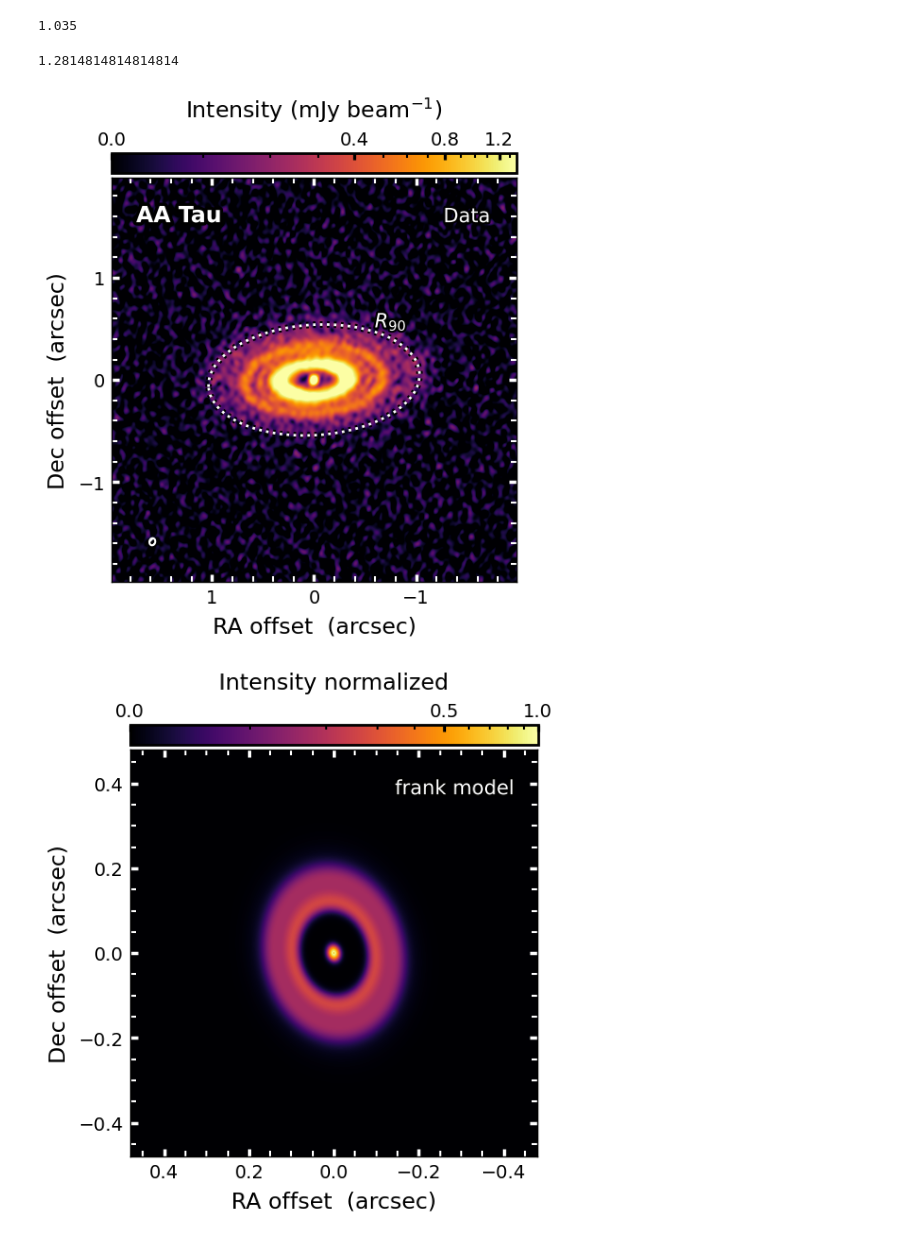
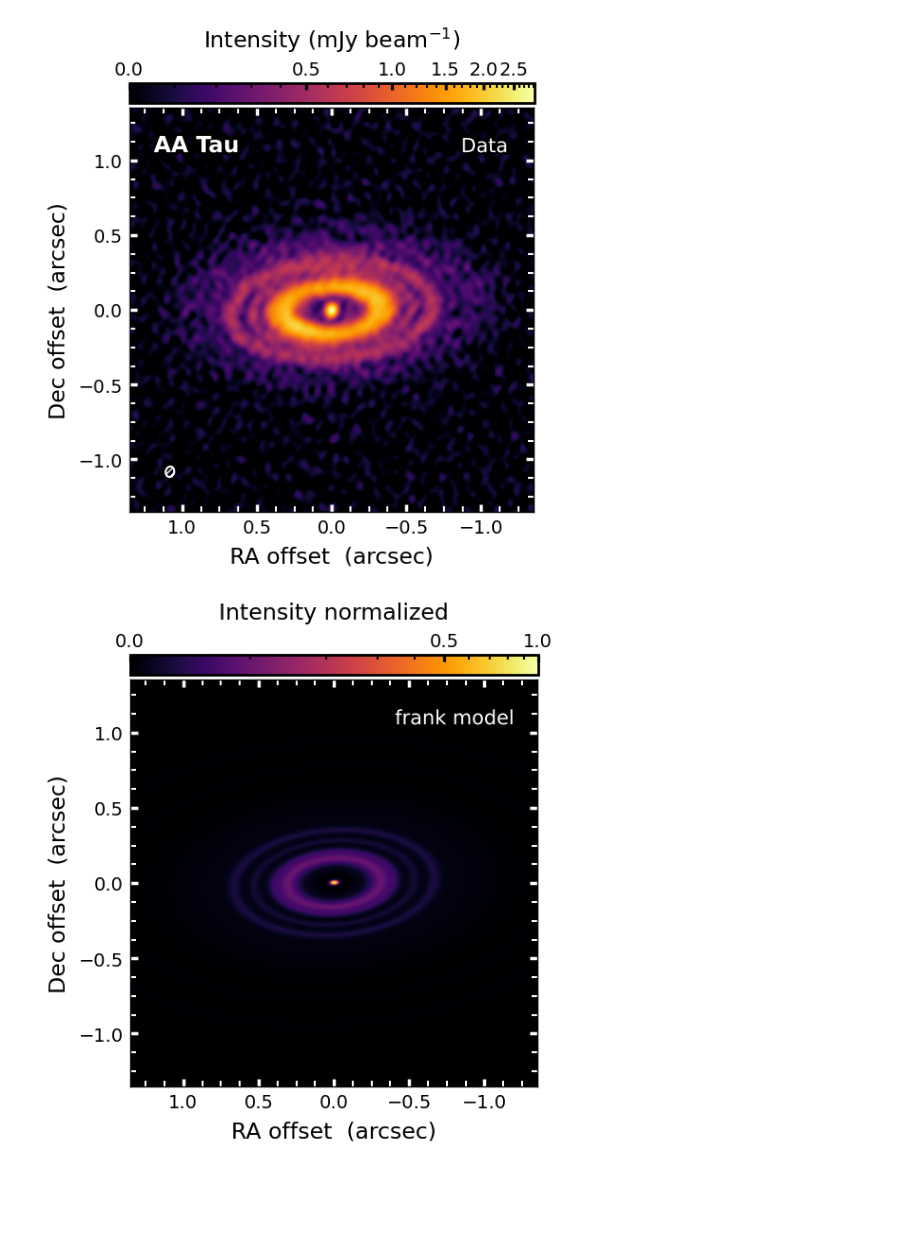
Before and after one commit to pcurone/exoALMA_continuum_pipeline, a Jupyter notebook: frank_fit/plot_images.ipynb, the cells around one changed output. Drawn from its saved outputs; the diff is of its cells as text; code cells hidden in the pictures; blank space fills up the shorter version.

```diff
--- a/frank_fit/plot_images.ipynb
+++ b/frank_fit/plot_images.ipynb
@@ -32,30 +32,30 @@ from scipy.interpolate import CubicSpline, interp1d
 ##### MODIFY HERE #####
 
 target = 'AA_Tau'
-target_name = 'AA Tau'
+target_label = 'AA Tau'
 
-img_lims = 1.8
+img_lims = 1.1
 res_vmin, res_vmax = -5, 5
-index_ticks = 1.0
+index_ticks = 0.5
 
 RMS_data = 0.022    #mJy
 
 # load data
-data_fits = f'data/{target}_data.fits'
+data_fits = f'CLEAN/{target}_data.fits'
 dhdu = fits.open(data_fits)
 dimg, hd = np.squeeze(dhdu[0].data), dhdu[0].header
 
 # Load frank fit
-sol = load_sol(f'./fits/{target}_frank_sol.obj')
+sol = load_sol(f'fits/{target}_frank_sol.obj')
 r_frank = sol.r
 Inu_frank = sol.I
 
 # load residual image
-rhdu = fits.open(f'data/{target}_resid.fits')
+rhdu = fits.open(f'CLEAN/{target}_resid.fits')
 rimg = np.squeeze(rhdu[0].data)
 
 # load model image
-mhdu = fits.open(f'data/{target}_model.fits')
+mhdu = fits.open(f'CLEAN/{target}_model.fits')
 mimg = np.squeeze(mhdu[0].data)
 # %%
 
@@ -98,11 +91,3 @@ R_dict[target]['R95'] = filetxt[1,2]
-# %%
-R_dict[target]['R90']
-# %% [output]
-1.035
-# %%
-173/135
-# %% [output]
-1.2814814814814814
 # %%
 ##########################
 ### Plot the data image
@@ -112,11 +97,9 @@ fig = plt.figure(figsize=(7.0, 5.9))
 ax0 = fig.add_subplot(111)
 
 # intensity limits, and stretch
-norm = ImageNormalize(vmin=0, vmax=np.nan_to_num(dimg).max()*1e3*0.5, stretch=AsinhStretch())
+norm = ImageNormalize(vmin=0, vmax=np.nan_to_num(dimg).max()*1e3, stretch=AsinhStretch())
 cmap = 'inferno'
 im0 = ax0.imshow(dimg*1e3, origin='lower', cmap=cmap, extent=im_bounds, norm=norm)
-
-#ax0.contour(dimg*1e3, levels=[mask_threshold*rms], origin='lower', extent=im_bounds, colors='k', linewidths=5)
 
 # add scalebars
 cbar0 = fig.colorbar(im0, ax=ax0, pad=0.01, location='top', fraction=0.0472)
@@ -124,63 +107,43 @@ cbar0.outline.set_linewidth(2)
 cbar0.ax.tick_params(which='major', labelsize=14,width=2.3, length=5,direction='in')
 cbar0.ax.tick_params(which='minor', labelsize=14,width=1.5, length=3.5,direction='in')
 cbar0.set_label('Intensity (mJy $\mathrm{beam}^{-1}$)', labelpad=10, fontsize = 17)
-cbar0.set_ticks([0,0.4,0.8, 1.2])
+#cbar0.set_ticks([0,0.5,1])
 cbar0.ax.minorticks_on()
 
 # beam
 beam = Ellipse((dRA_lims[0] + 0.1*np.diff(dRA_lims),
                 dDEC_lims[0] + 0.1*np.diff(dDEC_lims)), bmaj, bmin, angle=90-bPA,
                 edgecolor='w', lw=1.5, facecolor='none', hatch='/////')
 ax0.add_artist(beam)
 
 # Write source name
-ax0.text(0.06, 0.89, s=target_name,
+ax0.text(0.06, 0.89, s=target_label,
         transform=ax0.transAxes, color='w', fontsize=17, fontweight='bold',
         path_effects=[patheffects.withStroke(linewidth=5, foreground="k")])
 
 ax0.text(0.82, 0.89, "Data",
         transform=ax0.transAxes, color='w', fontsize=15,
         path_effects=[patheffects.withStroke(linewidth=3, foreground="k")])
 
-outline=patheffects.withStroke(linewidth=5, foreground='k')
-arc = Arc((0,0), R_dict[target]['R90']*2, R_dict[target]['R90']*np.cos(disk.disk[target]['incl']*np.pi/180)*2 , angle=90-disk.disk[target]['PA'],
-       color='w', lw=2, linestyle='dotted', path_effects=[outline])
-
-#arc = Arc((0,0), R_dict[target]['R90']*2, R_dict[target]['R90']*np.cos(disk.disk[target]['incl']*np.pi/180)*2 , angle=90-disk.disk[target]['PA'],
-#           color='w', lw=2, linestyle='dotted')
-ax0.add_artist(arc)
-
-ax0.text(0.65, 0.63, "$R_{90}$",
-        transform=ax0.transAxes, color='w', fontsize=15,
-        path_effects=[patheffects.withStroke(linewidth=3, foreground="k")])
-
-#arc = Arc((0,0), 1.281*2, 1.281*np.cos(disk.disk[target]['incl']*np.pi/180)*2 , angle=90-disk.disk[target]['PA'],
-           #color='w', lw=2, linestyle='dashed')
-#ax0.add_artist(arc)
-
-
-
 # limits, labeling
 ax0.set_xlim(dRA_lims)
 ax0.set_ylim(dDEC_lims)
 
 # axes style
 ax0.xaxis.set_major_locator(MultipleLocator(index_ticks))
-ax0.xaxis.set_minor_locator(MultipleLocator(index_ticks/5))
+ax0.xaxis.set_minor_locator(MultipleLocator(index_ticks/4))
 ax0.yaxis.set_major_locator(MultipleLocator(index_ticks))
-ax0.yaxis.set_minor_locator(MultipleLocator(index_ticks/5))
+ax0.yaxis.set_minor_locator(MultipleLocator(index_ticks/4))
 ax0.tick_params(which='major',axis='both',right=True,top=True, labelsize=14, pad=5,width=2.5, length=6,direction='in',color='w')
 ax0.tick_params(which='minor',axis='both',right=True,top=True, labelsize=14, pad=5,width=1.5, length=4,direction='in',color='w')
 ax0.set_xlabel('RA offset  (arcsec)', fontsize = 17, labelpad=7)
 ax0.set_ylabel('Dec offset  (arcsec)', fontsize = 17, labelpad=7)
 
 
 for side in ax0.spines.keys():  # 'top', 'bottom', 'left', 'right'
     ax0.spines[side].set_linewidth(1)
-
-plt.savefig('AA_Tau_outer_emission.pdf', bbox_inches='tight')
 # %% [output]
-[figure, old version]
+[figure, new version]
 # %%
 ##########################
 ### Plot the frank sweep
@@ -234,7 +197,7 @@ ax1.set_ylabel('Dec offset  (arcsec)', fontsize = 17, labelpad=7)
 for side in ax1.spines.keys():  # 'top', 'bottom', 'left', 'right'
     ax1.spines[side].set_linewidth(1)
 # %% [output]
-[figure, old version]
+[figure, new version]
 # %%
 ##########################
 ### Plot the frank sweep
```
Also changed, not shown: parts of 11 cells of this notebook, 2 other files.
